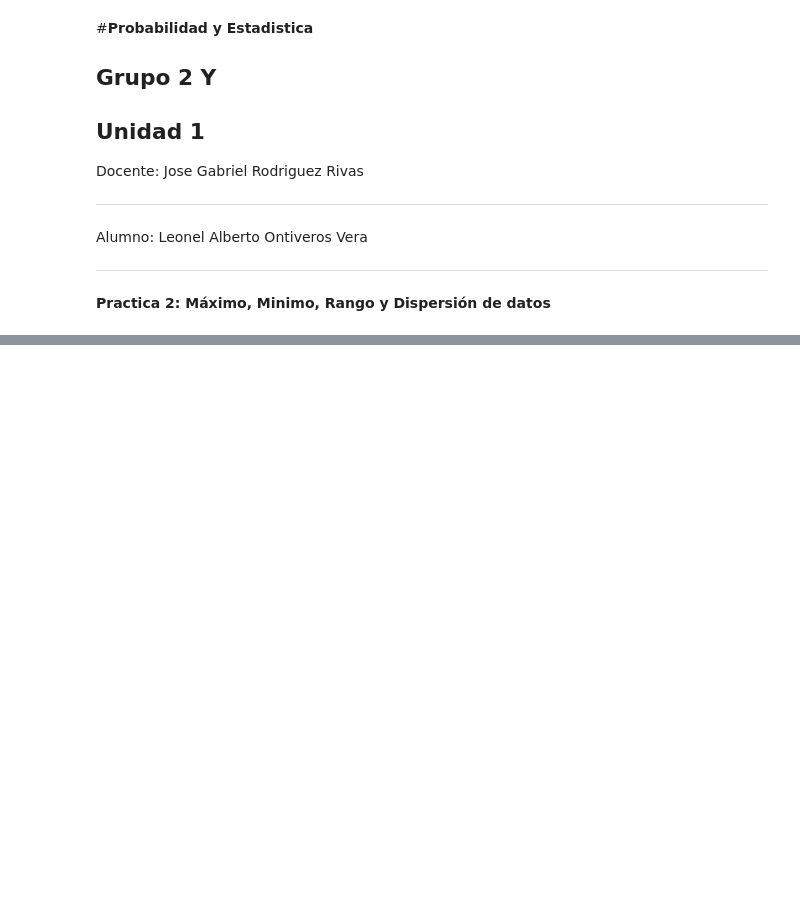
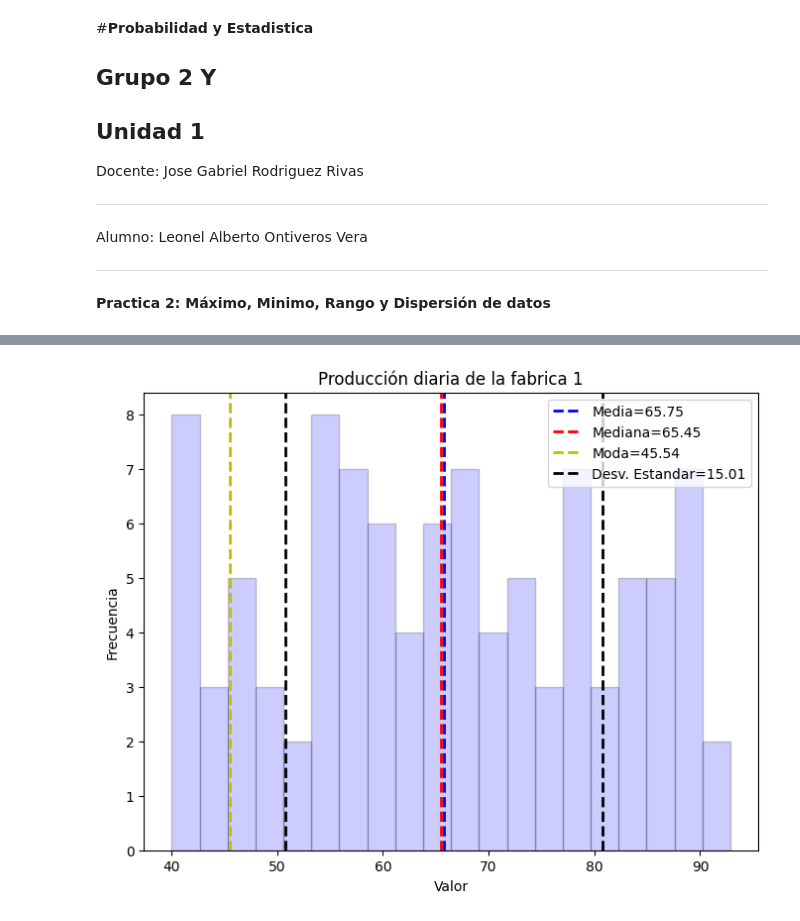
Before and after one commit to LLSS428/Probabilidad-y-Estadistica, a Jupyter notebook: Unidad1/Practica_2.ipynb, the cells around one changed output, grey strips where cells are left out. Saved outputs shown, nothing was run; the diff lists cells and outputs as text; code cells hidden in the pictures; blank space fills up the shorter version.

```diff
--- a/Unidad1/Practica_2.ipynb
+++ b/Unidad1/Practica_2.ipynb
@@ -100,0 +100,15 @@ ValueError: `bins` must be positive, when an integer
+# %%
+grf.figure(figsize=(8,6))
+grf.hist(fabrica2,bins=20,alpha=0.2,color='b',edgecolor="black")
+grf.axvline(media2,color='b', linestyle='dashed',linewidth=2,label=f'Media={media2:.2f}')
+grf.axvline(mediana2,color='r',linestyle='dashed',linewidth=2,label=f'Mediana={mediana2:.2f}')
+grf.axvline(moda2,color='y',linestyle='dashed',linewidth=2,label=f'Moda={moda2:.2f}')
+grf.axvline(media2-desviacion_estandar_fabrica2,color='black',linestyle='dashed',linewidth=2,label=f'Desv. Estandar={desviacion_estandar_fabrica2:.2f}')
+grf.axvline(media2+desviacion_estandar_fabrica2,color='black',linestyle='dashed',linewidth=2)
+grf.xlabel('Valor')
+grf.ylabel('Frecuencia')
+grf.title("Producción diaria de la fabrica 1")
+grf.legend()
+grf.show()
+# %% [output]
+[figure, added]
```
Also changed, not shown: parts of 7 cells of this notebook.
